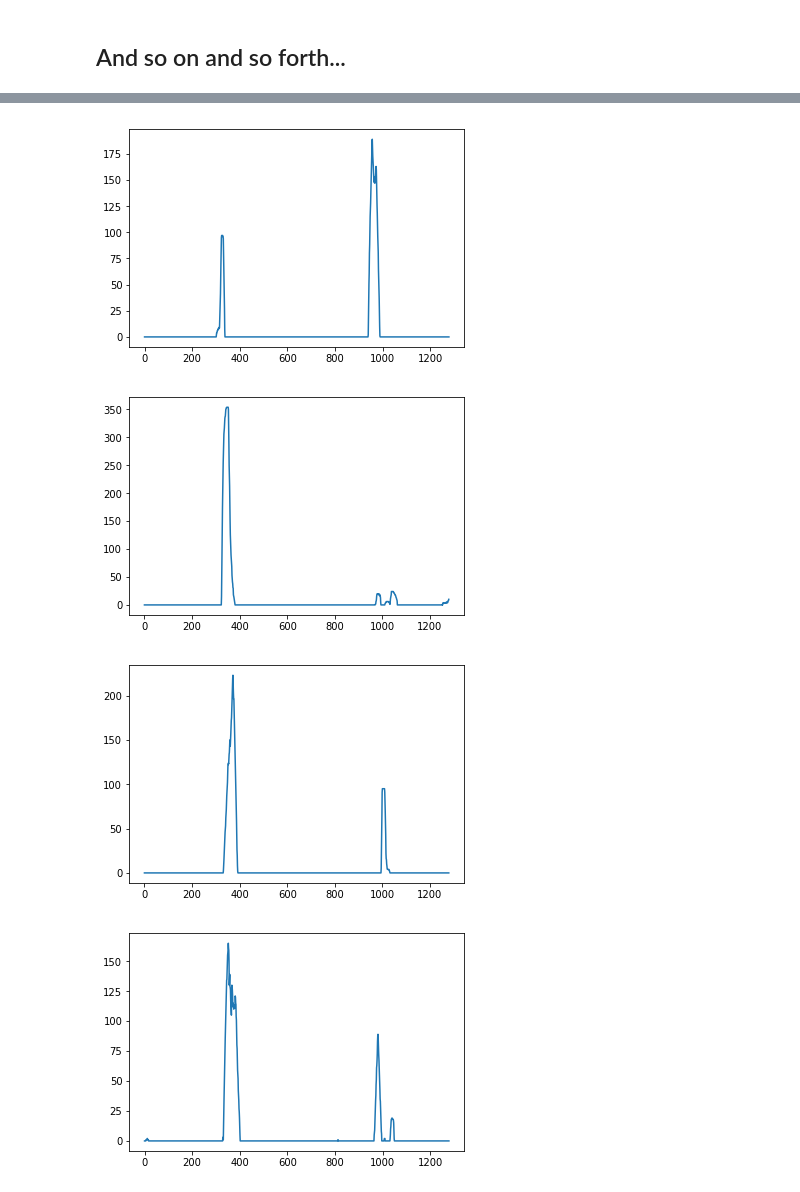
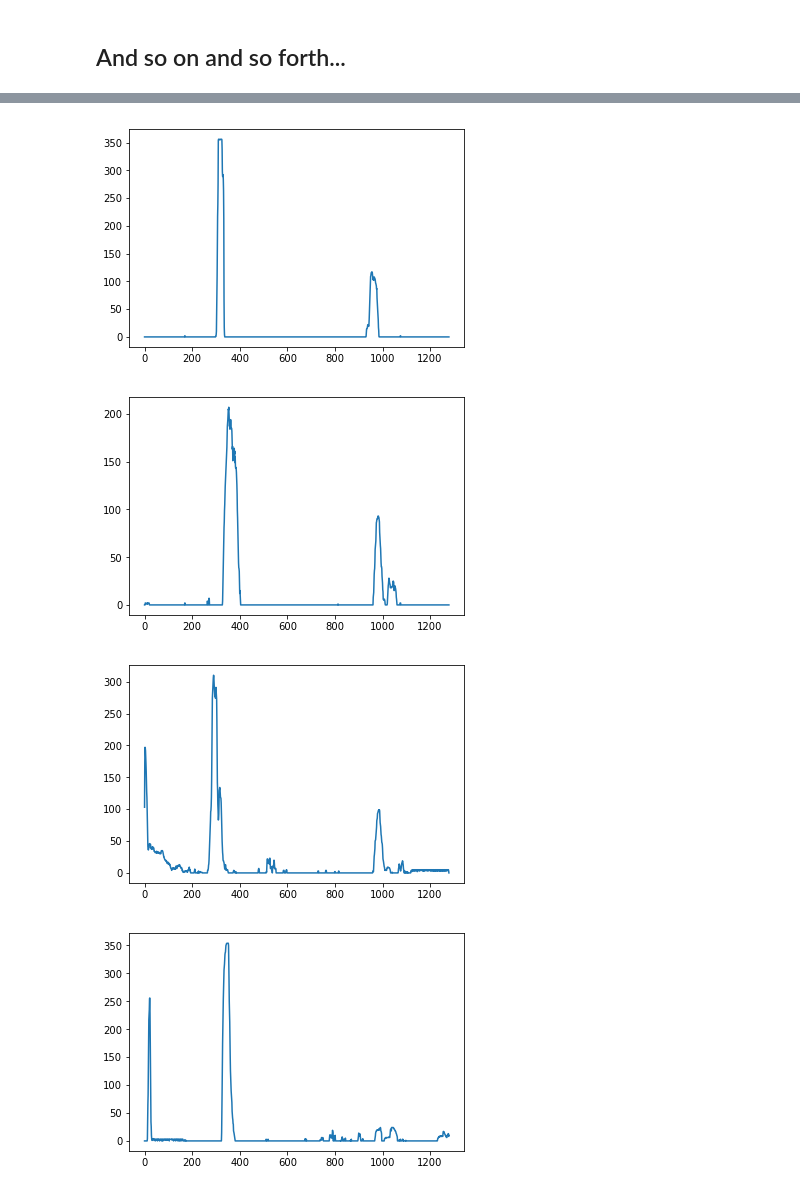
Before and after one commit to jocmom/CarND-Advanced-Lane-Lines, a Jupyter notebook: P4.ipynb, the cells around one changed output, grey strips where cells are left out. Saved outputs shown, nothing was run; the diff lists cells and outputs as text; code cells hidden in the pictures.

```diff
--- a/P4.ipynb
+++ b/P4.ipynb
@@ -120,6 +123,5 @@ plot_compare_images(cal_distorted_images[0:1], cal_images[0:1])
 # %%
-
-def warp(img):
+def get_pespective(img):
     '''
     '''
     # Grab the image shape
@@ -137,9 +139,25 @@ def warp(img):
 
     # Given src and dst points, calculate the perspective transform matrix
     M = cv2.getPerspectiveTransform(src, dst)
-    # Minv = cv2.getPerspectiveTransform(dst,src)
+    Minv = cv2.getPerspectiveTransform(dst,src)
+
+    # Return the resulting matrix and inverse
+    return M, Minv
+
+def warp(img, img_size, M):
     # Warp the image using OpenCV warpPerspective()
-    warped = cv2.warpPerspective(img, M, img_size)
+    return cv2.warpPerspective(img, M, img_size)
 
-    # Return the resulting image and matrix
-    return warped, M
+img_size = (test_images[0].shape[1], test_images[0].shape[0])
+M, Minv = get_pespective(test_images[0])
+warped_img = warp(test_images[0], img_size, M)
+unwarped_img = warp(warped_img, img_size, Minv)
+plt.imshow(warped_img)
+plt.show()
+plt.imshow(unwarped_img)
+plt.show()
+result = cv2.addWeighted(test_images[0], 1, unwarped_img, 0.5, 0)
+plt.imshow(result)
+plt.show()
+plt.imshow(test_images[0])
+plt.show()
@@ -146,3 +169,3 @@ def warp(img):
 # %%
-test_warped = [warp(img)[0] for img in test_images]
+test_warped = [warp(img, img_size, M) for img in test_images]
 # %%
@@ -286,5 +302,5 @@ plot_compare_images(test_images[-2:-1], abs_binaries[-2:-1], cmap='gray')
 # %%
-histograms = [np.sum(img[int(img.shape[0]/2):,:], axis=0) for img in r_s_warped]
+histograms = [np.sum(img[int(img.shape[0]/2):,:], axis=0) for img in abs_r_s_warped]
 for h in histograms:
     plt.plot(h)
     plt.show()
@@ -293,4 +309,4 @@ for h in histograms:
-[figure, old version]
+[figure, new version]
-[figure, old version]
+[figure, new version]
-[figure, old version]
+[figure, new version]
-[figure, old version]
+[figure, new version]
```
Also changed, not shown: parts of 16 cells of this notebook.
